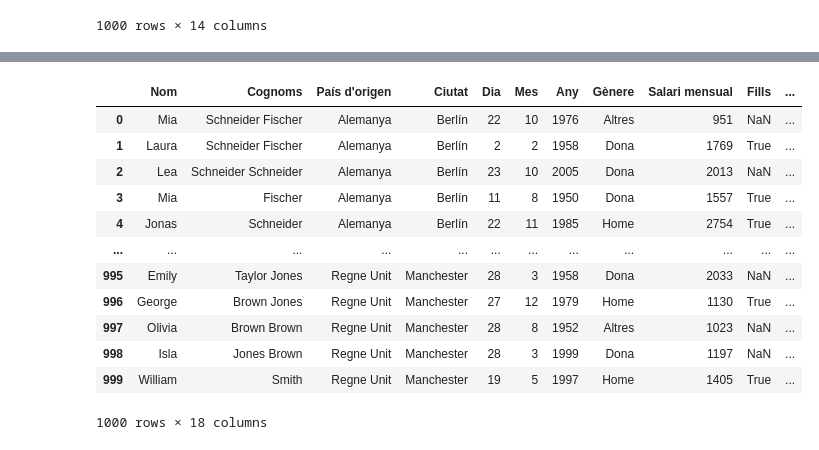
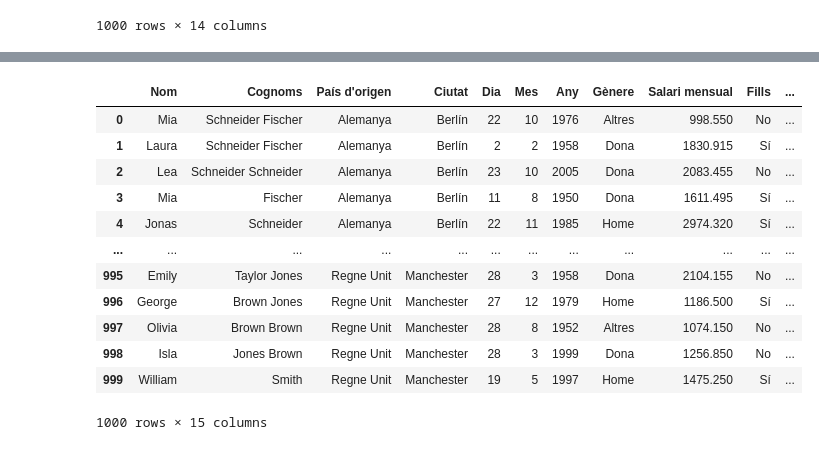
Before and after one commit to JoanRoNo/Python, a Jupyter notebook: SPRINT 10.ipynb, the cells around one changed output, grey strips where cells are left out. Cells and saved outputs as stored; diff of their text form; code cells hidden in the pictures.

```diff
--- a/SPRINT 10.ipynb
+++ b/SPRINT 10.ipynb
@@ -105,5 +75,21 @@ df
 | 82046699J | William | Smith | Regne Unit | Manchester | 19 | 5 | 1997 | Home | 1.405 € | True | ... |
 1000 rows × 14 columns
 # %%
-# Junta les columnes Fills i No Fills en una sola columna, utilitzant el mètode .apply() i definint una funció que resolgui el problema.
+# EXERCICI 3: Junta les columnes Fills i No Fills en una sola columna, utilitzant el mètode .apply() i definint una funció que resolgui el problema.
 # La columna nova ha de dir-se "Fills" i prendre els valors "Sí" o "No".
+
+
+# Definim una funció per aplicar a cada fila
+def determinar_fills(fila):
+    if fila["Fills"] is True:
+        return "Sí"
+    elif fila["No Fills"] is True:
+        return "No"
+
+# Creem la nova columna unificada amb apply
+df["Fills"] = df.apply(determinar_fills, axis=1)
+
+# Eliminem la columna "No Fills"
+df = df.drop(columns=["No Fills"])
+
+df
@@ -159,4 +158,5 @@ taula_resum
 # %%
+# EXERCICI 6:
 # Crea una columna nova que sigui la data de naixament en format Datetime a partir de les columnes dia, mes i any.
 # Utilitzant aquesta columna crea una funció que donada una data, et calculi l'edat actual a dia d'avui.
 # Utilitza la funció que acabes de crear per generar una columna nova al DataFrame amb l'edat actual.
@@ -166,13 +166,12 @@ df["Data de Naixement"] = df[["Dia", "Mes", "Any"]].astype(str).agg("-".join, ax
 from datetime import datetime
 df["Data de Naixement"] = pd.to_datetime(df["Data de Naixement"], format="%d-%m-%Y", errors="coerce")
 
-# Pas 2: calcular edat
+# Calculem l'edat
 avui = pd.to_datetime("today")
 
-df["Edat"] = df["Data de Naixement"].apply(
-    lambda data: avui.year - data.year - ((avui.month, avui.day) < (data.month, data.day))
-    if pd.notnull(data) else None
-)
+df["Edat"] = df["Data de Naixement"].apply(lambda data: avui.year - data.year - ((avui.month, avui.day) < (data.month, data.day))
+if pd.notnull(data)
+    else None)
 df
 # %% [output]
 |  | Nom | Cognoms | País d'origen | Ciutat | Dia | Mes | Any | Gènere | Salari mensual | Fills | ... |
@@ -192,37 +191,38 @@ df
 # %%
+# Nivell 2 - EXERCICI 1
 # Utilitzant el següent DataFrame, adjunta la columna "Increment" al dataframe del nivell anterior.
 
 df_increment = pd.DataFrame({"Grup":["Grup A","Grup B","Grup C", "Grup D" ] , "Increment":
 ["5%","3,5%","2%","8%"]})
 
-# Abans del merge, eliminem "Increment" si ja existeix
-if "Increment" in df.columns:
-    df.drop(columns=["Increment"], inplace=True)
+# Actualitza la columna salari en funció dels percentatges que s'adjunten.
+# No modifiquis manualment els increments, escriu codi Python per fer les conversions necessàries.
 
-# Fem el merge amb df_increment
+# Combinem els dataframes amb un merge.
 df = df.merge(df_increment, how="left", left_on="Grup Professional", right_on="Grup")
 
 # Eliminem la columna "Grup" que prové de df_increment
 df.drop(columns=["Grup"], inplace=True)
 
 # Converteim l'increment a format decimal
 df["Increment"] = df["Increment"].str.replace("%", "").str.replace(",", ".").astype(float) / 100
 
-# Calculem el nou salari amb l'increment aplicat
-df["Salari amb increment"] = df["Salari mensual"] * (1 + df["Increment"])
+# Calculem el nou salari amb l'increment aplicat, actualitzant la columna.
+df["Salari mensual"] = df["Salari mensual"] * (1 + df["Increment"])
+df.drop(columns=["Increment"], inplace= True) # treiem la columna increment, una vegada aplicat a la columna salari mensual
 df
 # %% [output]
 |  | Nom | Cognoms | País d'origen | Ciutat | Dia | Mes | Any | Gènere | Salari mensual | Fills | ... |
-| 0 | Mia | Schneider Fischer | Alemanya | Berlín | 22 | 10 | 1976 | Altres | 951 | NaN | ... |
-| 1 | Laura | Schneider Fischer | Alemanya | Berlín | 2 | 2 | 1958 | Dona | 1769 | True | ... |
-| 2 | Lea | Schneider Schneider | Alemanya | Berlín | 23 | 10 | 2005 | Dona | 2013 | NaN | ... |
-| 3 | Mia | Fischer | Alemanya | Berlín | 11 | 8 | 1950 | Dona | 1557 | True | ... |
-| 4 | Jonas | Schneider | Alemanya | Berlín | 22 | 11 | 1985 | Home | 2754 | True | ... |
+| 0 | Mia | Schneider Fischer | Alemanya | Berlín | 22 | 10 | 1976 | Altres | 998.550 | No | ... |
+| 1 | Laura | Schneider Fischer | Alemanya | Berlín | 2 | 2 | 1958 | Dona | 1830.915 | Sí | ... |
+| 2 | Lea | Schneider Schneider | Alemanya | Berlín | 23 | 10 | 2005 | Dona | 2083.455 | No | ... |
+| 3 | Mia | Fischer | Alemanya | Berlín | 11 | 8 | 1950 | Dona | 1611.495 | Sí | ... |
+| 4 | Jonas | Schneider | Alemanya | Berlín | 22 | 11 | 1985 | Home | 2974.320 | Sí | ... |
 | ... | ... | ... | ... | ... | ... | ... | ... | ... | ... | ... | ... |
-| 995 | Emily | Taylor Jones | Regne Unit | Manchester | 28 | 3 | 1958 | Dona | 2033 | NaN | ... |
-| 996 | George | Brown Jones | Regne Unit | Manchester | 27 | 12 | 1979 | Home | 1130 | True | ... |
-| 997 | Olivia | Brown Brown | Regne Unit | Manchester | 28 | 8 | 1952 | Altres | 1023 | NaN | ... |
-| 998 | Isla | Jones Brown | Regne Unit | Manchester | 28 | 3 | 1999 | Dona | 1197 | NaN | ... |
-| 999 | William | Smith | Regne Unit | Manchester | 19 | 5 | 1997 | Home | 1405 | True | ... |
+| 995 | Emily | Taylor Jones | Regne Unit | Manchester | 28 | 3 | 1958 | Dona | 2104.155 | No | ... |
+| 996 | George | Brown Jones | Regne Unit | Manchester | 27 | 12 | 1979 | Home | 1186.500 | Sí | ... |
+| 997 | Olivia | Brown Brown | Regne Unit | Manchester | 28 | 8 | 1952 | Altres | 1074.150 | No | ... |
+| 998 | Isla | Jones Brown | Regne Unit | Manchester | 28 | 3 | 1999 | Dona | 1256.850 | No | ... |
+| 999 | William | Smith | Regne Unit | Manchester | 19 | 5 | 1997 | Home | 1475.250 | Sí | ... |
-1000 rows × 18 columns
+1000 rows × 15 columns
 # %%
```
Also changed, not shown: parts of 11 cells of this notebook.
